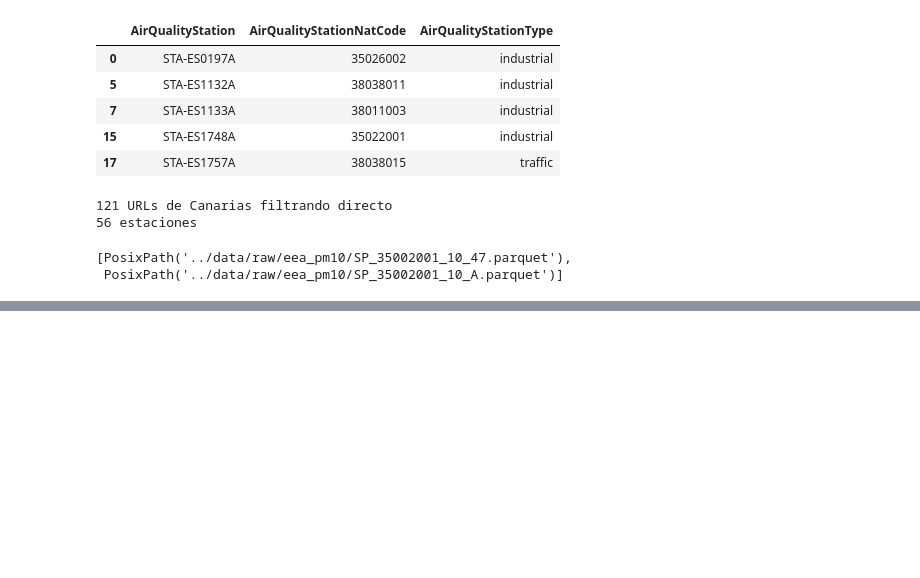
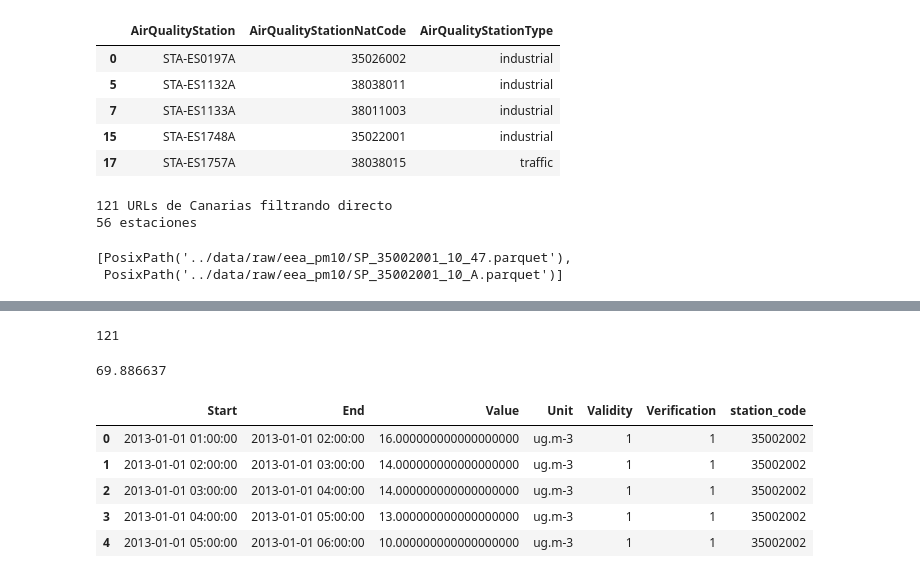
Before and after one commit to belennG/calima-canarias, a Jupyter notebook: spikes/02_eea_download.ipynb, the cells around one changed output, grey strips where cells are left out. Saved outputs shown, nothing was run; the diff lists cells and outputs as text; code cells hidden in the pictures; blank space fills up the shorter version.

```diff
--- a/spikes/02_eea_download.ipynb
+++ b/spikes/02_eea_download.ipynb
@@ -148,0 +155,8 @@ SP_35002001_10_A.parquet | 78144 filas | 2017-01-01 01:00:00 → 2026-01-01 00:0
+# %%
+len(list(destino.glob("*.parquet")))
+# %% [output]
+121
+# %%
+sum([f.stat().st_size for f in all_files]) / 1_000_000
+# %% [output]
+69.886637
@@ -148,0 +172,9 @@ SP_35002001_10_A.parquet | 78144 filas | 2017-01-01 01:00:00 → 2026-01-01 00:0
+# %%
+read_file(all_files[0]).head()
+# %% [output]
+|  | Start | End | Value | Unit | Validity | Verification | station_code |
+| 0 | 2013-01-01 01:00:00 | 2013-01-01 02:00:00 | 16.000000000000000000 | ug.m-3 | 1 | 1 | 35002002 |
+| 1 | 2013-01-01 02:00:00 | 2013-01-01 03:00:00 | 14.000000000000000000 | ug.m-3 | 1 | 1 | 35002002 |
+| 2 | 2013-01-01 03:00:00 | 2013-01-01 04:00:00 | 14.000000000000000000 | ug.m-3 | 1 | 1 | 35002002 |
+| 3 | 2013-01-01 04:00:00 | 2013-01-01 05:00:00 | 13.000000000000000000 | ug.m-3 | 1 | 1 | 35002002 |
+| 4 | 2013-01-01 05:00:00 | 2013-01-01 06:00:00 | 10.000000000000000000 | ug.m-3 | 1 | 1 | 35002002 |
```
Also changed, not shown: parts of 25 cells of this notebook.
